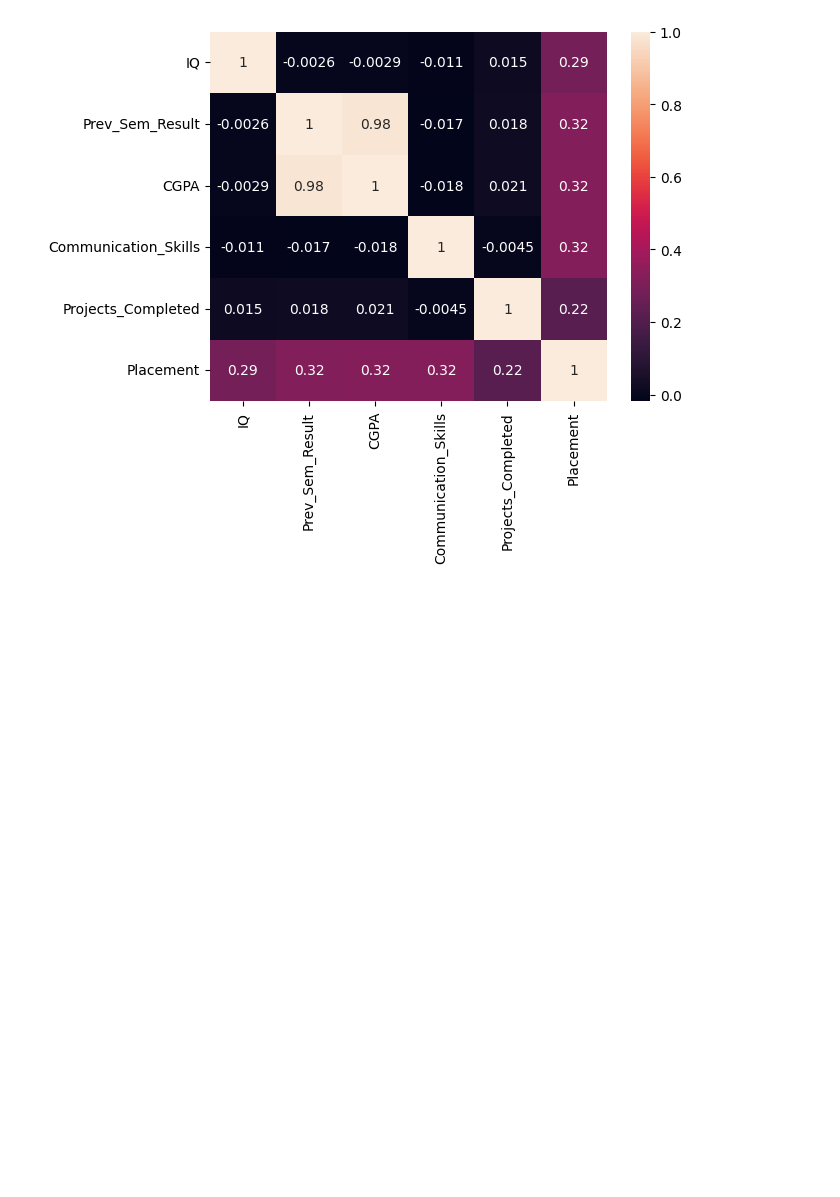
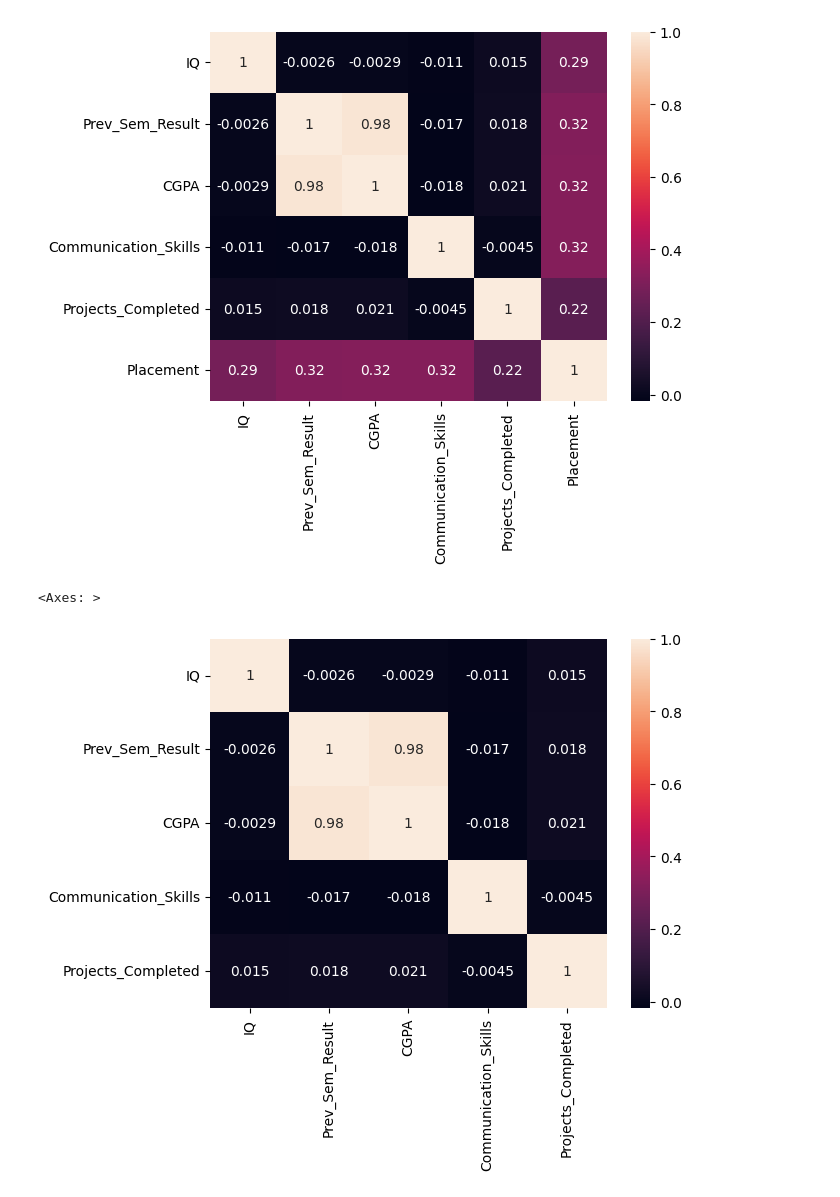
Before and after one commit to Ankit0974/Student-Placement-Predictor-, a Jupyter notebook: ds-project-1.ipynb, the cells around one changed output. Drawn from its saved outputs; the diff is of its cells as text; code cells hidden in the pictures; blank space fills up the shorter version.

Commit message:
updated code in sec-b, transformed the data

```diff
--- a/ds-project-1.ipynb
+++ b/ds-project-1.ipynb
@@ -69,3 +69,8 @@ sns.heatmap(feature_selected_data.corr(),annot=True)
 # %% [output]
 <Axes: >
 [figure]
+# %%
+sns.heatmap(feature_selected_data.iloc[:,0:-1].corr(),annot=True)
+# %% [output]
+<Axes: >
+[figure, added]
```
Also changed, not shown: parts of 4 cells of this notebook.
